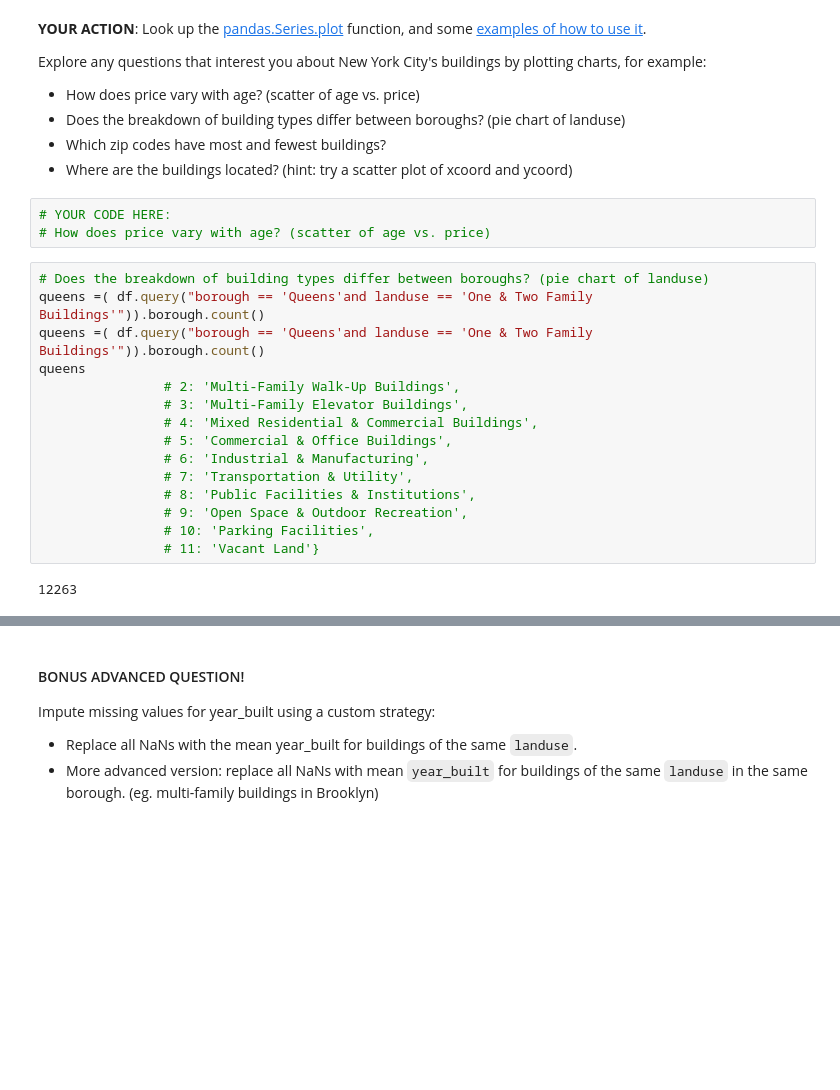
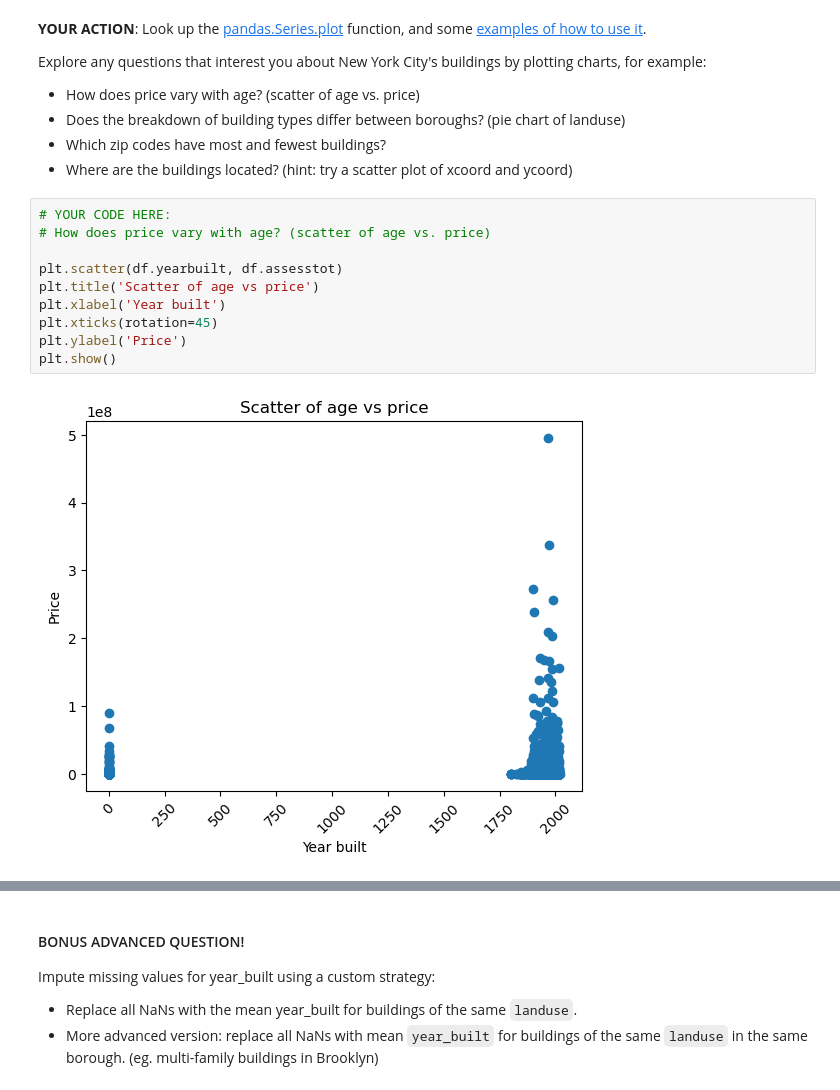
Before and after one commit to Erick-Ondiwa/Machine_Learning_Programming, a Jupyter notebook: assignments/lab_2_2.ipynb, the cells around one changed output, grey strips where cells are left out. Saved outputs shown, nothing was run; the diff lists cells and outputs as text; blank space fills up the shorter version.

```diff
--- a/assignments/lab_2_2.ipynb
+++ b/assignments/lab_2_2.ipynb
@@ -279,20 +280,12 @@ Explore any questions that interest you about New York City's buildings by plott
 # %%
 # YOUR CODE HERE:
 # How does price vary with age? (scatter of age vs. price)
+
+plt.scatter(df.yearbuilt, df.assesstot)
+plt.title('Scatter of age vs price')
+plt.xlabel('Year built')
+plt.xticks(rotation=45)
+plt.ylabel('Price')
+plt.show()
+# %% [output]
+[figure, added]
-# %%
-# Does the breakdown of building types differ between boroughs? (pie chart of landuse)
-queens =( df.query("borough == 'Queens'and landuse == 'One & Two Family Buildings'")).borough.count()
-queens =( df.query("borough == 'Queens'and landuse == 'One & Two Family Buildings'")).borough.count()
-queens
-                # 2: 'Multi-Family Walk-Up Buildings',
-                # 3: 'Multi-Family Elevator Buildings',
-                # 4: 'Mixed Residential & Commercial Buildings',
-                # 5: 'Commercial & Office Buildings',
-                # 6: 'Industrial & Manufacturing',
-                # 7: 'Transportation & Utility',
-                # 8: 'Public Facilities & Institutions',
-                # 9: 'Open Space & Outdoor Recreation',
-                # 10: 'Parking Facilities',
-                # 11: 'Vacant Land'}
-# %% [output]
-12263
```
Also changed, not shown: parts of 13 cells of this notebook, 18 other files.
